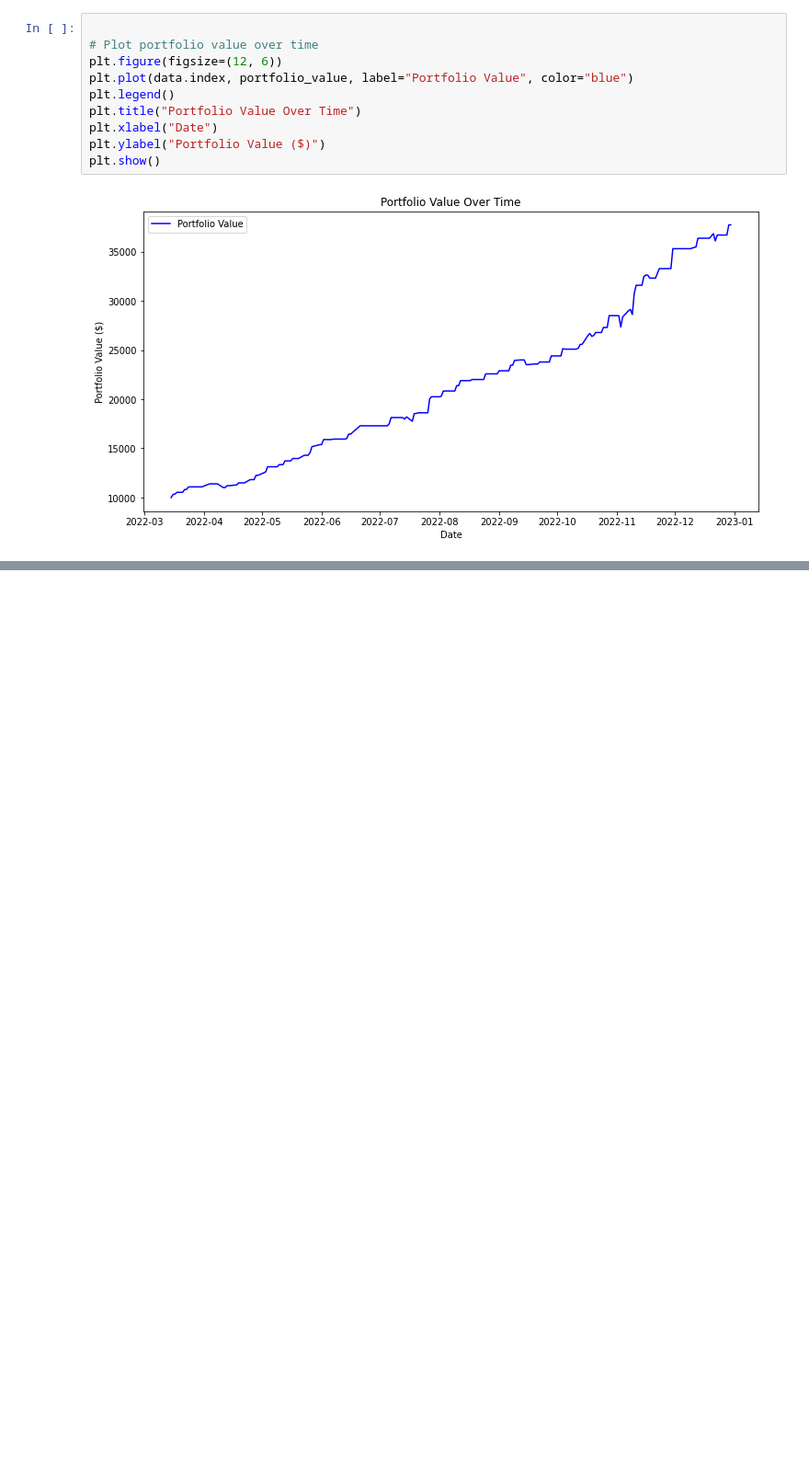
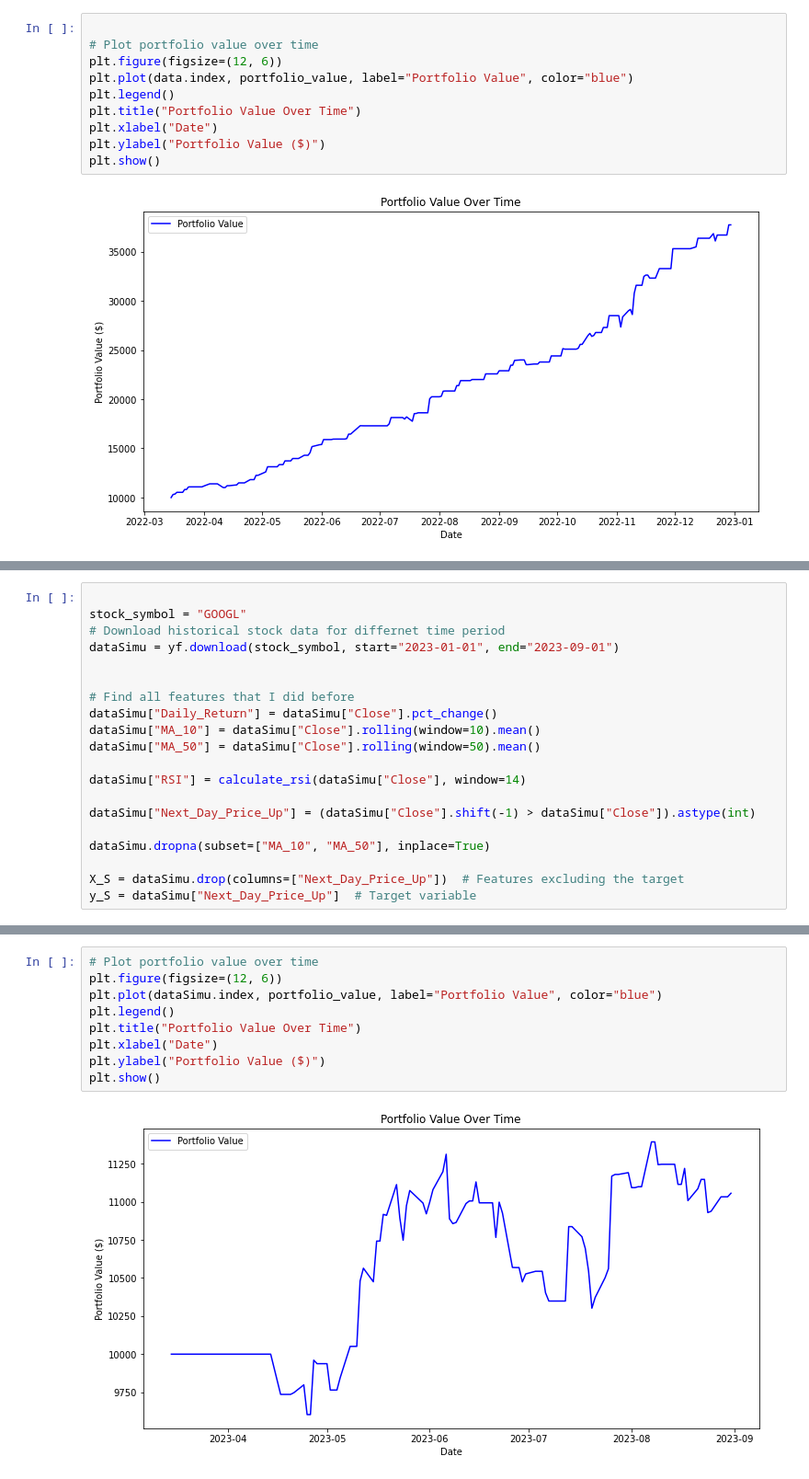
Before and after one commit to JWL5/Stock-model, a Jupyter notebook: stock.ipynb, the cells around one changed output, grey strips where cells are left out. Shown at 92% size. Cells and saved outputs as stored; diff of their text form; blank space fills up the shorter version.

```diff
--- a/stock.ipynb
+++ b/stock.ipynb
@@ -479,0 +486,20 @@ plt.show()
+# %%
+
+stock_symbol = "GOOGL"
+# Download historical stock data for differnet time period
+dataSimu = yf.download(stock_symbol, start="2023-01-01", end="2023-09-01")
+
+
+# Find all features that I did before
+dataSimu["Daily_Return"] = dataSimu["Close"].pct_change()
+dataSimu["MA_10"] = dataSimu["Close"].rolling(window=10).mean()
+dataSimu["MA_50"] = dataSimu["Close"].rolling(window=50).mean()
+
+dataSimu["RSI"] = calculate_rsi(dataSimu["Close"], window=14)
+
+dataSimu["Next_Day_Price_Up"] = (dataSimu["Close"].shift(-1) > dataSimu["Close"]).astype(int)
+
+dataSimu.dropna(subset=["MA_10", "MA_50"], inplace=True)
+
+X_S = dataSimu.drop(columns=["Next_Day_Price_Up"])  # Features excluding the target
+y_S = dataSimu["Next_Day_Price_Up"]  # Target variable
@@ -479,0 +554,11 @@ plt.show()
+# %%
+# Plot portfolio value over time
+plt.figure(figsize=(12, 6))
+plt.plot(dataSimu.index, portfolio_value, label="Portfolio Value", color="blue")
+plt.legend()
+plt.title("Portfolio Value Over Time")
+plt.xlabel("Date")
+plt.ylabel("Portfolio Value ($)")
+plt.show()
+# %% [output]
+[figure, added]
```
Also changed, not shown: parts of 8 cells of this notebook.
